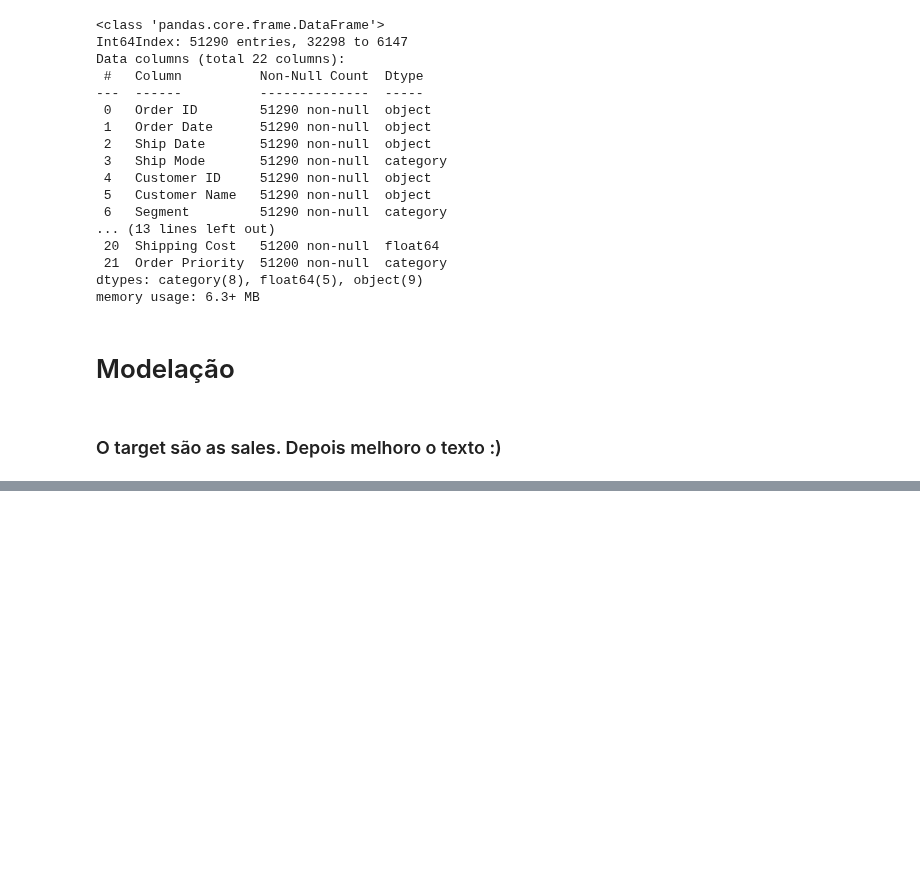
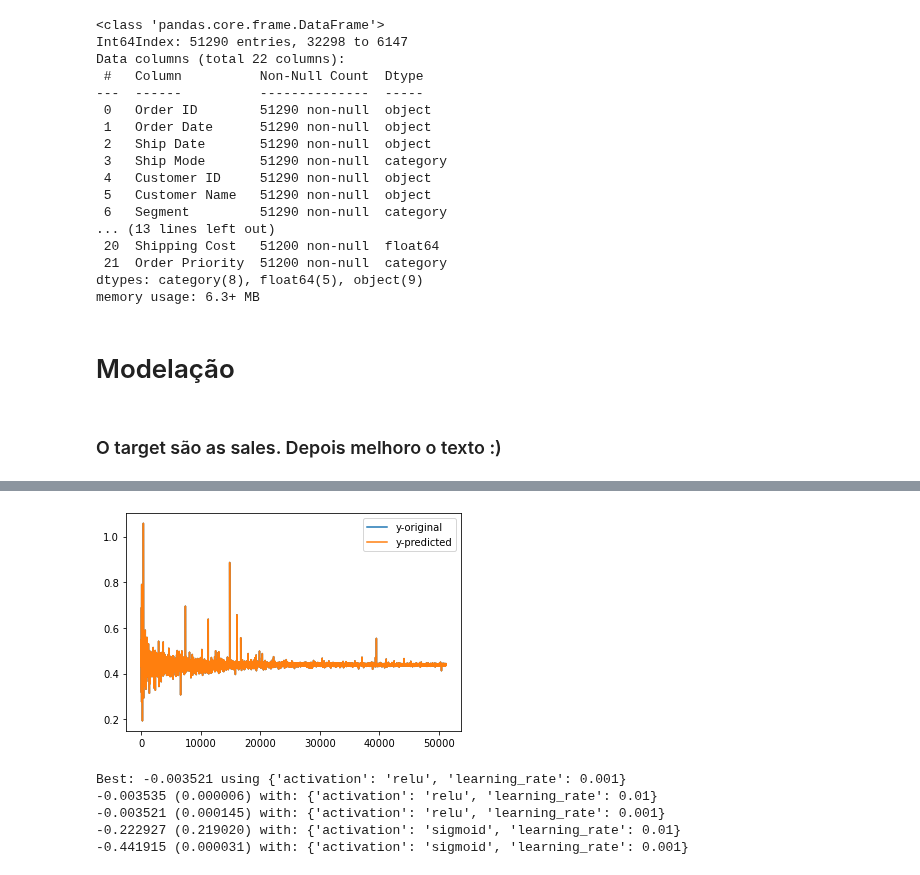
Before and after one commit to gonaloppcc/projetoDAA, a Jupyter notebook: melhor_grupo/assigment.ipynb, the cells around one changed output, grey strips where cells are left out. Cells and saved outputs as stored; diff of their text form; code cells hidden in the pictures; blank space fills up the shorter version.

```diff
--- a/melhor_grupo/assigment.ipynb
+++ b/melhor_grupo/assigment.ipynb
@@ -180,7 +180,7 @@ from sklearn.metrics import mean_squared_error
 # %%
 #dataset.reset_index(drop=True)
 #dataset1 = pd.read_excel('Global_Superstore2.xlsx', index_col=0, comment='#')
-dataset = dataset1.drop(columns=['Quantity', 'Discount', 'Shipping Cost', 'Sales'])
+dataset = dataset.drop(columns=['Quantity', 'Discount', 'Shipping Cost', 'Sales'])
 #print(dataset)
 
 y = dataset['Profit']
@@ -368,0 +343,4 @@ RMSE:  164.53084767819212
+# %%
+dataset_MLP = dataset.drop(columns=['Order ID', 'Customer ID', 'Customer Name', 'Product ID', 'Product Name', 'Postal Code'])
+dataset_MLP = dataset_MLP.drop(['Order Priority', 'Market', "City", "Segment", "Ship Mode", "Ship Date"], axis=1)
+print(dataset_MLP.info())
@@ -368,0 +551,18 @@ RMSE:  164.53084767819212
+# %%
+plt.plot(y_pred, label="y-original")
+plt.plot(y_pred, label="y-predicted")
+plt.legend()
+plt.show()
+print("Best: %f using %s" % (grid_search.best_score_, grid_search.best_params_))
+means = grid_search.cv_results_['mean_test_score']
+stds = grid_search.cv_results_['std_test_score']
+params = grid_search.cv_results_['params']
+for mean, stdev, param in zip(means, stds, params):
+    print("%f (%f) with: %r" % (mean, stdev, param))
+# %% [output]
+[figure, added]
+Best: -0.003521 using {'activation': 'relu', 'learning_rate': 0.001}
+-0.003535 (0.000006) with: {'activation': 'relu', 'learning_rate': 0.01}
+-0.003521 (0.000145) with: {'activation': 'relu', 'learning_rate': 0.001}
+-0.222927 (0.219020) with: {'activation': 'sigmoid', 'learning_rate': 0.01}
+-0.441915 (0.000031) with: {'activation': 'sigmoid', 'learning_rate': 0.001}
```
Also changed, not shown: parts of 12 cells of this notebook.
